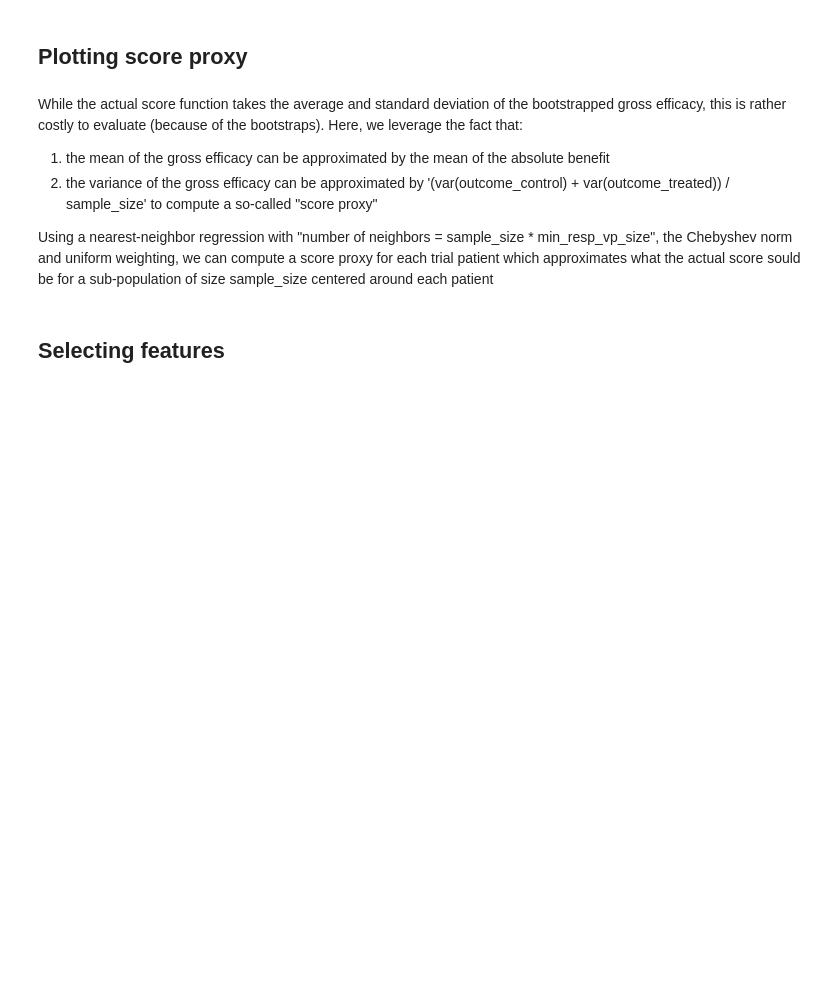
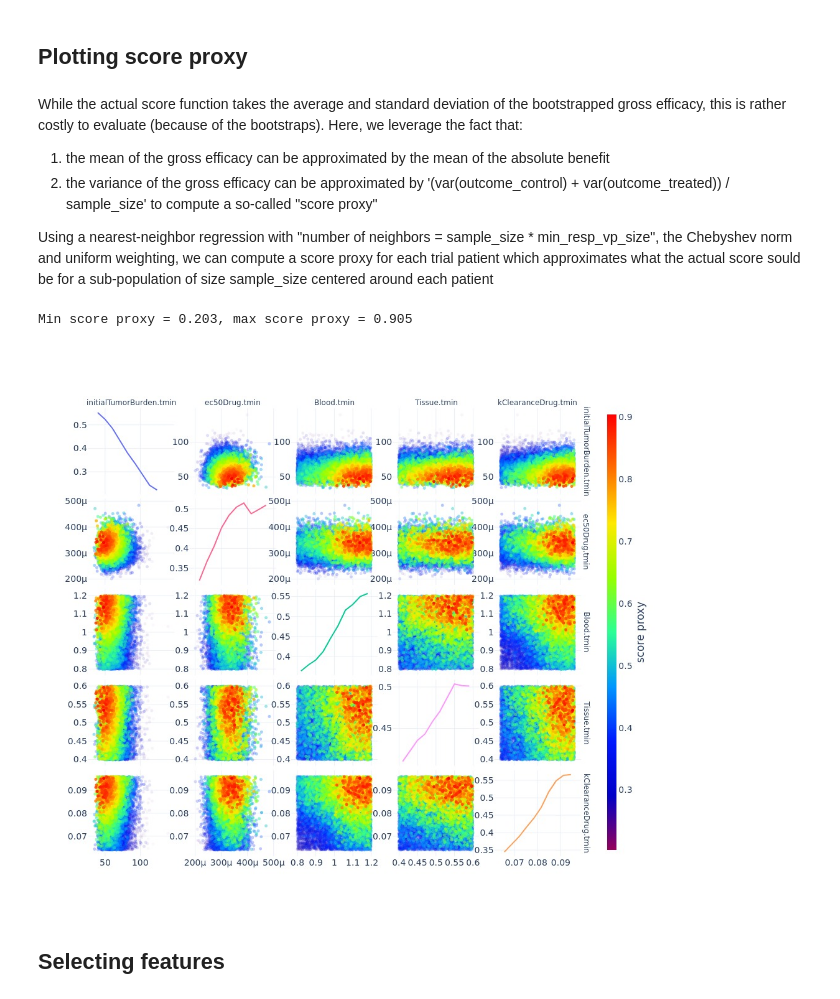
Before and after one commit to novainsilico/jinko-api-cookbook, a Jupyter notebook: cookbooks/trial_design_optimization.ipynb, the cells around one changed output. Drawn from its saved outputs; the diff is of its cells as text; code cells hidden in the pictures; blank space fills up the shorter version.

```diff
--- a/cookbooks/trial_design_optimization.ipynb
+++ b/cookbooks/trial_design_optimization.ipynb
@@ -288,35 +291,39 @@ for i in range(num_features):  # iterating over rows
                 go.Scattergl(
                     x=efficacy_df[all_features[j]],
                     y=efficacy_df[all_features[i]],
                     mode="markers",
                     marker=dict(
                         size=5,
                         color=efficacy_df["score_proxy"],
-                        opacity=efficacy_df["score_proxy"] / max_score,
+                        opacity=(efficacy_df["score_proxy"] - min_score)
+                        / (max_score - min_score),
                         coloraxis="coloraxis1",
                     ),
                     hoverinfo="none",
                 ),
                 row=i + 1,
                 col=j + 1,
             )
 fig.update_annotations(font_size=12)
 fig.update_coloraxes(
     colorbar_title="score proxy",
     cmin=min_score,
     cmax=max_score,
     colorscale="rainbow",
     colorbar_thickness=15,
     colorbar_title_side="right",
 )
 fig.update_layout(
     font=dict(size=14),
     showlegend=False,
     width=1000,
     height=900,
     template="plotly_white",
 )
-fig.show()
+fig.show(renderer="jpeg")
+# %% [output]
+Min score proxy = 0.203, max score proxy = 0.905
+[figure, added]
 # %% [markdown]
 ## Selecting features
 # %%
```
Also changed, not shown: parts of 11 cells of this notebook, 3 other files.
